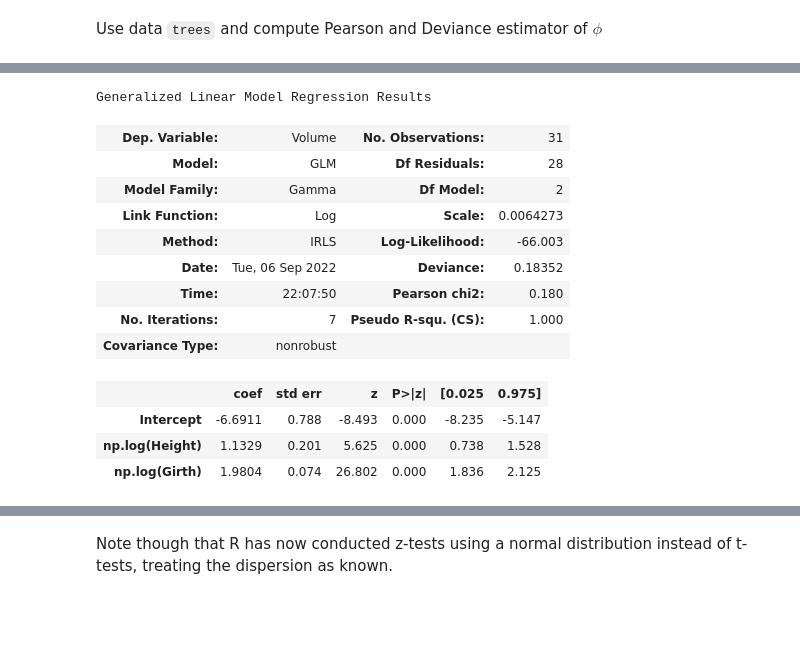
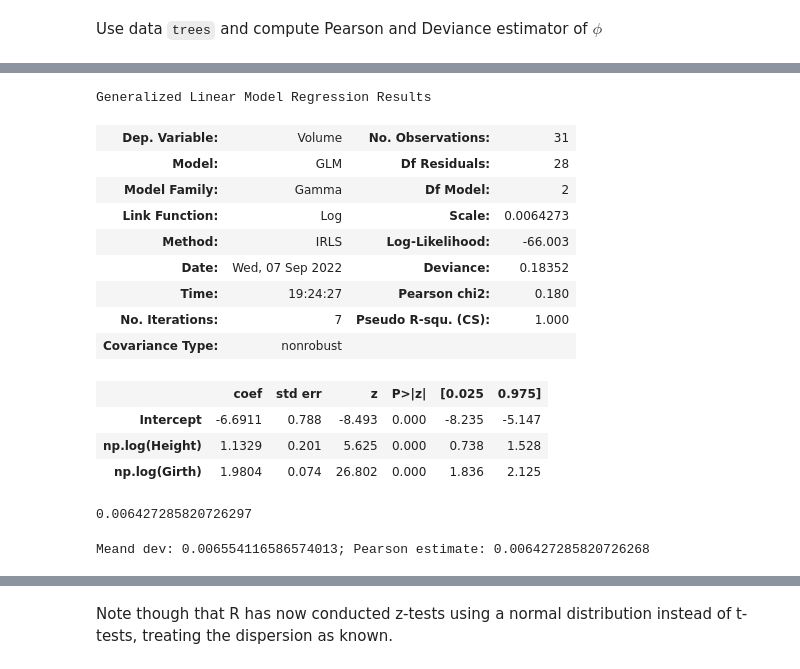
Before and after one commit to Many98/GLM_R2Py, a Jupyter notebook: Python/01ZLMA_ex04.ipynb, the cells around one changed output, grey strips where cells are left out. Saved outputs shown, nothing was run; the diff lists cells and outputs as text; code cells hidden in the pictures; blank space fills up the shorter version.

```diff
--- a/Python/01ZLMA_ex04.ipynb
+++ b/Python/01ZLMA_ex04.ipynb
@@ -381,17 +395,18 @@ g.map_upper(sns.histplot)
 # %%
-model_trees_1 = smf.glm(formula='Volume~np.log(Height) + np.log(Girth)', data=trees,
-                        family=sm.families.Gamma(sm.families.links.Log())).fit()
+mod_t_1 = smf.glm(formula='Volume~np.log(Height) + np.log(Girth)', data=trees,
+                        family=sm.families.Gamma(sm.families.links.Log()))
+model_trees_1 = mod_t_1.fit(scale='X2')
 
 model_trees_1.summary()
 # %% [output]
 Generalized Linear Model Regression Results
 | Dep. Variable: | Volume | No. Observations: | 31 |
 | Model: | GLM | Df Residuals: | 28 |
 | Model Family: | Gamma | Df Model: | 2 |
 | Link Function: | Log | Scale: | 0.0064273 |
 | Method: | IRLS | Log-Likelihood: | -66.003 |
-| Date: | Tue, 06 Sep 2022 | Deviance: | 0.18352 |
-| Time: | 22:07:50 | Pearson chi2: | 0.180 |
+| Date: | Wed, 07 Sep 2022 | Deviance: | 0.18352 |
+| Time: | 19:24:27 | Pearson chi2: | 0.180 |
 | No. Iterations: | 7 | Pseudo R-squ. (CS): | 1.000 |
 | Covariance Type: | nonrobust |  |  |
 |  | coef | std err | z | P>|z| | [0.025 | 0.975] |
@@ -410,4 +416,12 @@ sum(w*e^2) / df.residual(model_trees_1)
+# %%
+#Compute the Pearson estimator of $\phi$
+model_trees_1.resid_pearson.T @ model_trees_1.resid_pearson.T / model_trees_1.df_resid
+# %% [output]
+0.006427285820726297
 # %%
-phi_meandev = deviance(model_trees_1) / df.residual(model_trees_1)
-phi_pearson = summary(model_trees_1)$dispersion
-cbind(Mean_deviance=phi_meandev, Pearson=phi_pearson)
+phi_meandev = model_trees_1.deviance / model_trees_1.df_resid
+phi_pearson = model_trees_1.scale
+
+print(f'Meand dev: {phi_meandev}; Pearson estimate: {phi_pearson}')
+# %% [output]
+Meand dev: 0.006554116586574013; Pearson estimate: 0.006427285820726268
```
Also changed, not shown: parts of 32 cells of this notebook, 5 other files.
